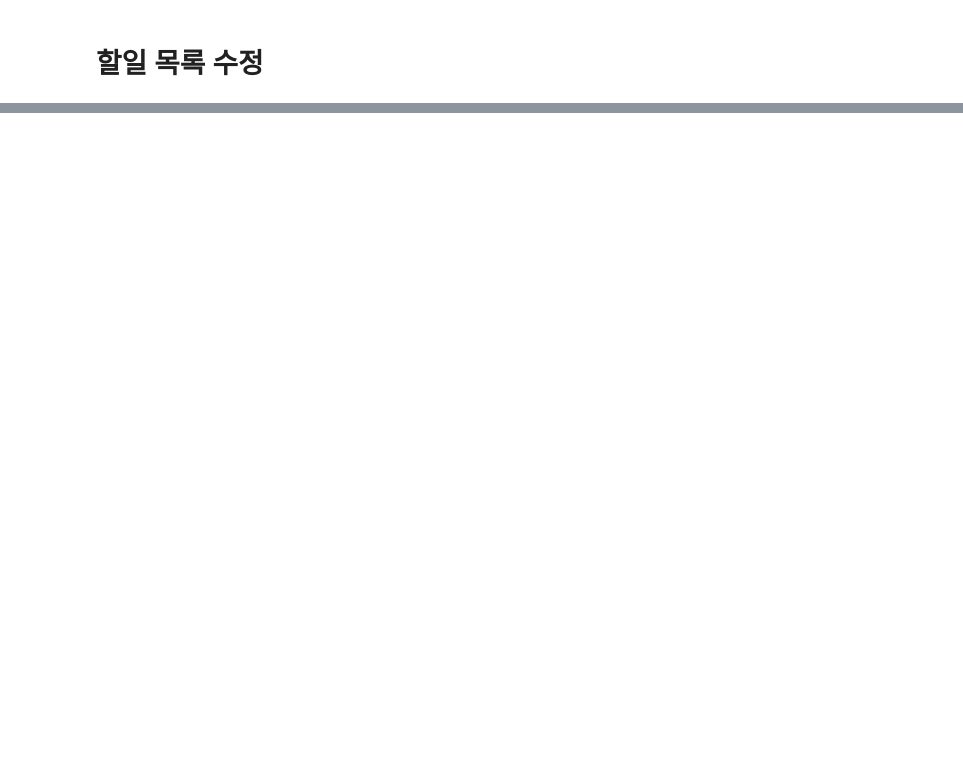
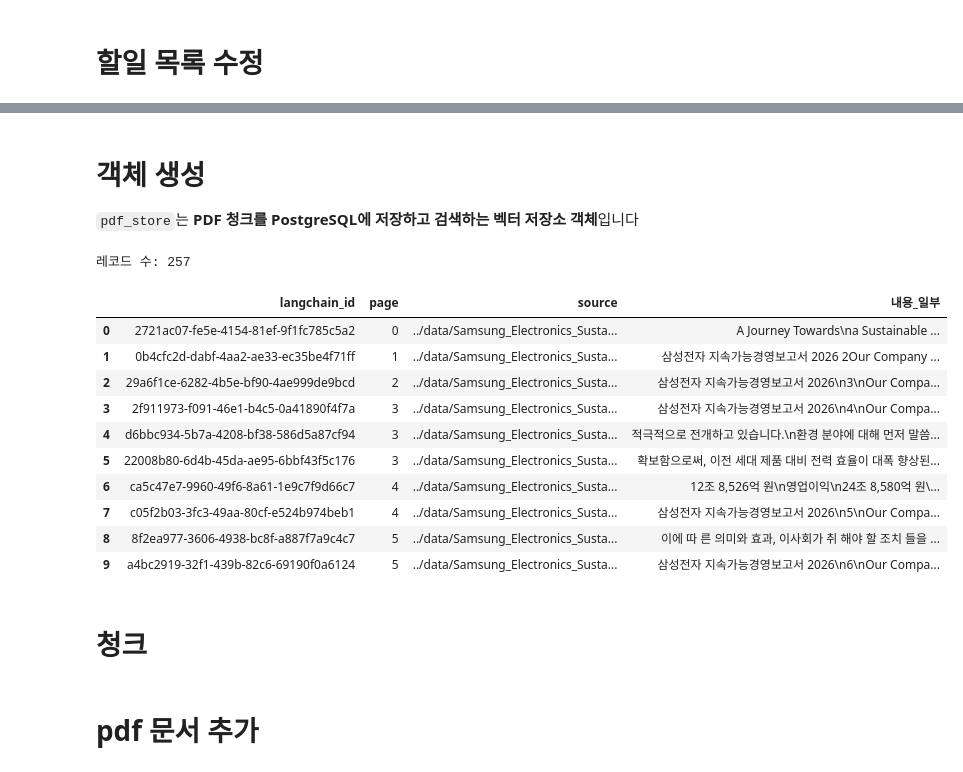
Before and after one commit to dihusrms-max/study-with-ai, a Jupyter notebook: _rag_project_1/13_Plan_excute_agent/2_RePlan.ipynb, the cells around one changed output, grey strips where cells are left out. Drawn from its saved outputs; the diff is of its cells as text; code cells hidden in the pictures; blank space fills up the shorter version.

```diff
--- a/_rag_project_1/13_Plan_excute_agent/2_RePlan.ipynb
+++ b/_rag_project_1/13_Plan_excute_agent/2_RePlan.ipynb
@@ -232,0 +441,3 @@ edited_todos
+# %% [markdown]
+# 객체 생성
+`pdf_store`는 **PDF 청크를 PostgreSQL에 저장하고 검색하는 벡터 저장소 객체**입니다
@@ -232,0 +462,31 @@ edited_todos
+# %%
+from sqlalchemy import create_engine, text
+
+sql_engine = create_engine(DB_URL)
+
+with sql_engine.connect() as conn:
+    print("레코드 수:", conn.execute(text(
+        "SELECT COUNT(*) FROM samsung_sustainability_2026"
+    )).scalar())
+
+    display(pd.read_sql_query(text("""
+        SELECT langchain_id, page, source, LEFT(content, 200) AS 내용_일부
+        FROM samsung_sustainability_2026
+        ORDER BY page
+        LIMIT 10
+    """), conn))
+# %% [output]
+레코드 수: 257
+|  | langchain_id | page | source | 내용_일부 |
+| 0 | 2721ac07-fe5e-4154-81ef-9f1fc785c5a2 | 0 | ../data/Samsung_Electronics_Susta... | A Journey Towards\na Sustainable ... |
+| 1 | 0b4cfc2d-dabf-4aa2-ae33-ec35be4f71ff | 1 | ../data/Samsung_Electronics_Susta... | 삼성전자 지속가능경영보고서 2026 2Our Company ... |
+| 2 | 29a6f1ce-6282-4b5e-bf90-4ae999de9bcd | 2 | ../data/Samsung_Electronics_Susta... | 삼성전자 지속가능경영보고서 2026\n3\nOur Compa... |
+| 3 | 2f911973-f091-46e1-b4c5-0a41890f4f7a | 3 | ../data/Samsung_Electronics_Susta... | 삼성전자 지속가능경영보고서 2026\n4\nOur Compa... |
+| 4 | d6bbc934-5b7a-4208-bf38-586d5a87cf94 | 3 | ../data/Samsung_Electronics_Susta... | 적극적으로 전개하고 있습니다.\n환경 분야에 대해 먼저 말씀... |
+| 5 | 22008b80-6d4b-45da-ae95-6bbf43f5c176 | 3 | ../data/Samsung_Electronics_Susta... | 확보함으로써, 이전 세대 제품 대비 전력 효율이 대폭 향상된... |
+| 6 | ca5c47e7-9960-49f6-8a61-1e9c7f9d66c7 | 4 | ../data/Samsung_Electronics_Susta... | 12조 8,526억 원\n영업이익\n24조 8,580억 원\... |
+| 7 | c05f2b03-3fc3-49aa-80cf-e524b974beb1 | 4 | ../data/Samsung_Electronics_Susta... | 삼성전자 지속가능경영보고서 2026\n5\nOur Compa... |
+| 8 | 8f2ea977-3606-4938-bc8f-a887f7a9c4c7 | 5 | ../data/Samsung_Electronics_Susta... | 이에 따 른 의미와 효과, 이사회가 취 해야 할 조치 들을 ... |
+| 9 | a4bc2919-32f1-439b-82c6-69190f0a6124 | 5 | ../data/Samsung_Electronics_Susta... | 삼성전자 지속가능경영보고서 2026\n6\nOur Compa... |
+# %% [markdown]
+# 청크
@@ -232,0 +503,2 @@ edited_todos
+# %% [markdown]
+# pdf 문서 추가
```
Also changed, not shown: parts of 50 cells of this notebook, 13 other files.
